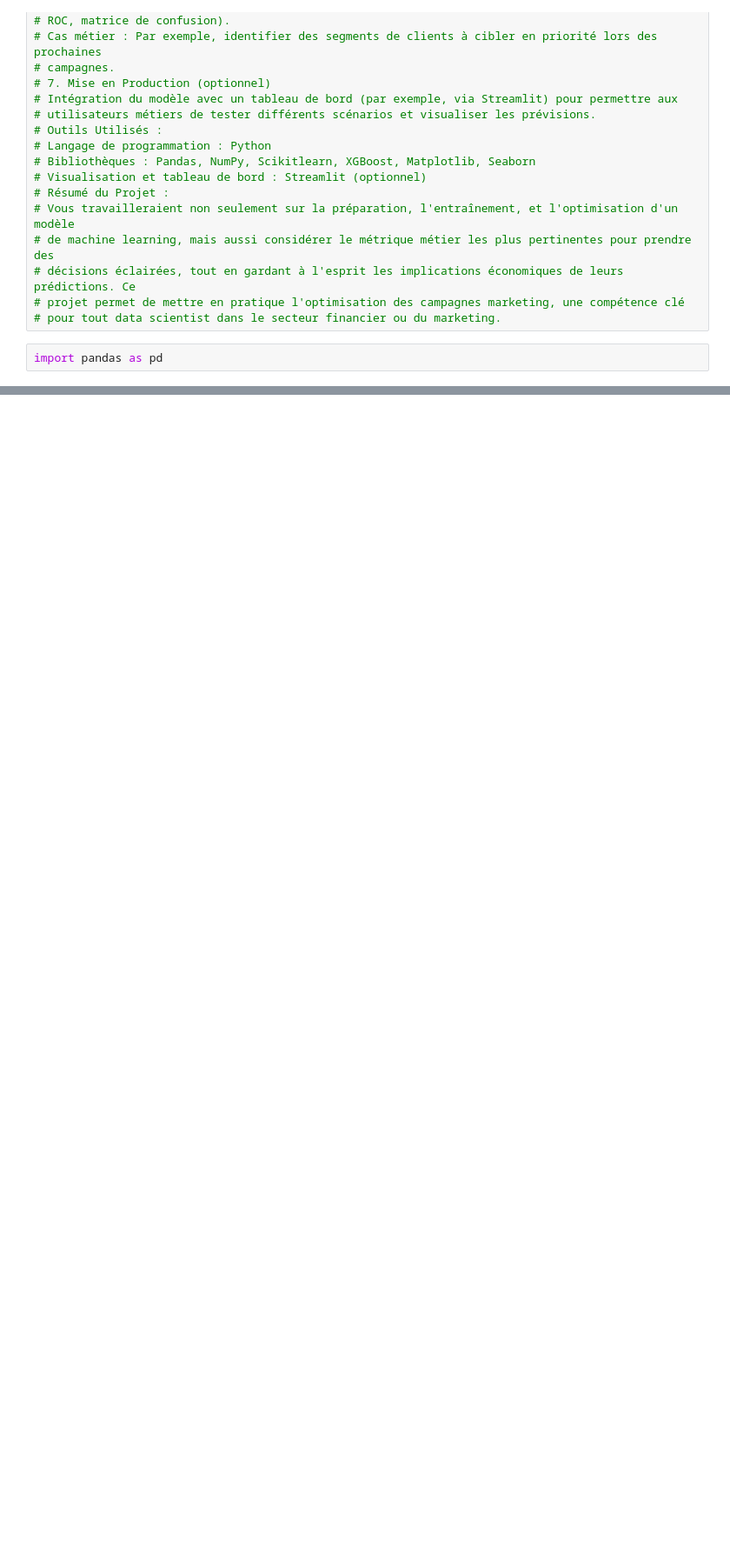
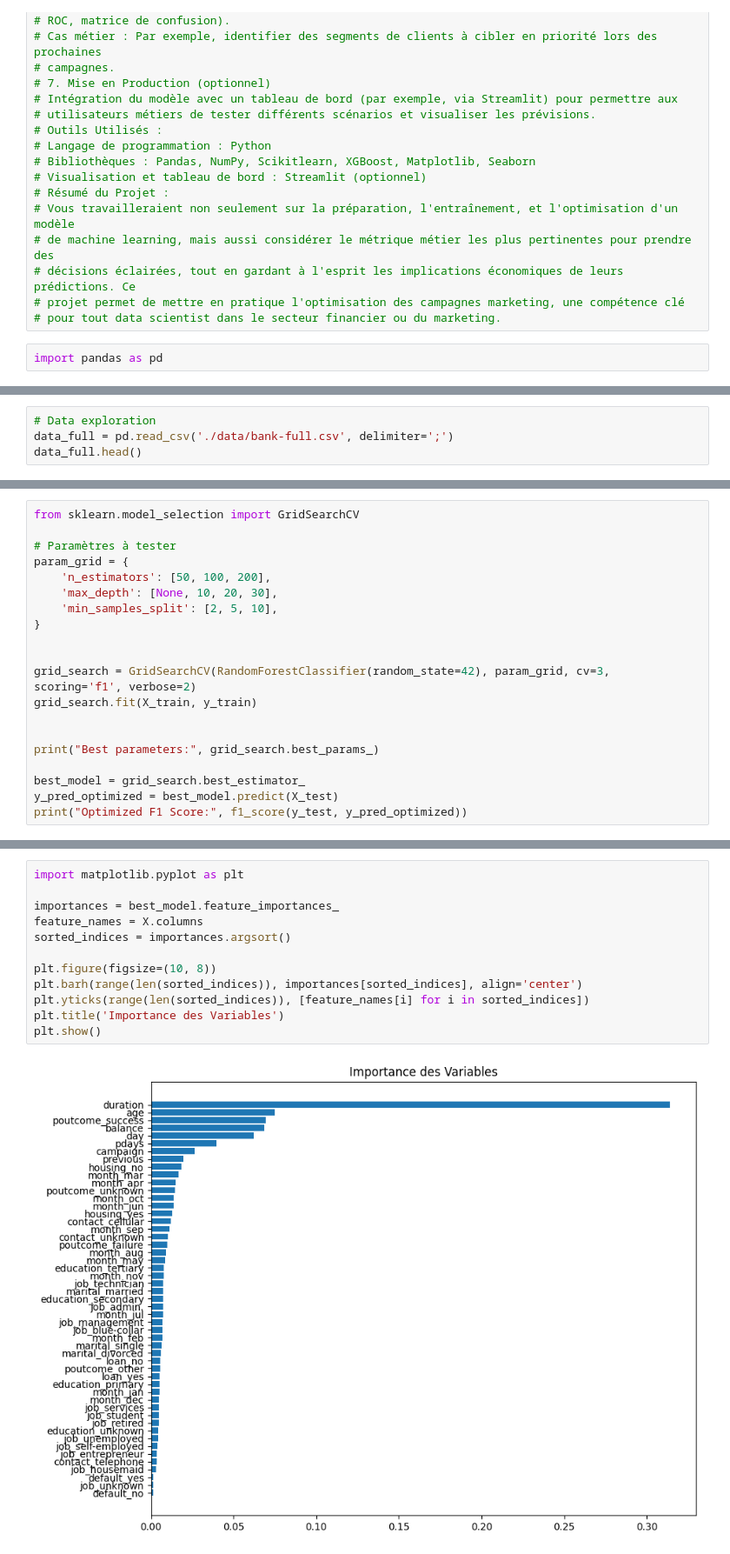
Before and after one commit to FalcoBo/Projet_ML, a Jupyter notebook: main.ipynb, the cells around one changed output, grey strips where cells are left out. Shown at 87% size. Cells and saved outputs as stored; diff of their text form; blank space fills up the shorter version.

```diff
--- a/main.ipynb
+++ b/main.ipynb
@@ -96,0 +97,4 @@ import pandas as pd
+# %%
+# Data exploration
+data_full = pd.read_csv('./data/bank-full.csv', delimiter=';')
+data_full.head()
@@ -96,0 +204,20 @@ import pandas as pd
+# %%
+from sklearn.model_selection import GridSearchCV
+
+# Paramètres à tester
+param_grid = {
+    'n_estimators': [50, 100, 200],
+    'max_depth': [None, 10, 20, 30],
+    'min_samples_split': [2, 5, 10],
+}
+
+
+grid_search = GridSearchCV(RandomForestClassifier(random_state=42), param_grid, cv=3, scoring='f1', verbose=2)
+grid_search.fit(X_train, y_train)
+
+
+print("Best parameters:", grid_search.best_params_)
+
+best_model = grid_search.best_estimator_
+y_pred_optimized = best_model.predict(X_test)
+print("Optimized F1 Score:", f1_score(y_test, y_pred_optimized))
@@ -96,0 +242,14 @@ import pandas as pd
+# %%
+import matplotlib.pyplot as plt
+
+importances = best_model.feature_importances_
+feature_names = X.columns
+sorted_indices = importances.argsort()
+
+plt.figure(figsize=(10, 8))
+plt.barh(range(len(sorted_indices)), importances[sorted_indices], align='center')
+plt.yticks(range(len(sorted_indices)), [feature_names[i] for i in sorted_indices])
+plt.title('Importance des Variables')
+plt.show()
+# %% [output]
+[figure, added]
```
Also changed, not shown: parts of 16 cells of this notebook, 1 other file.
